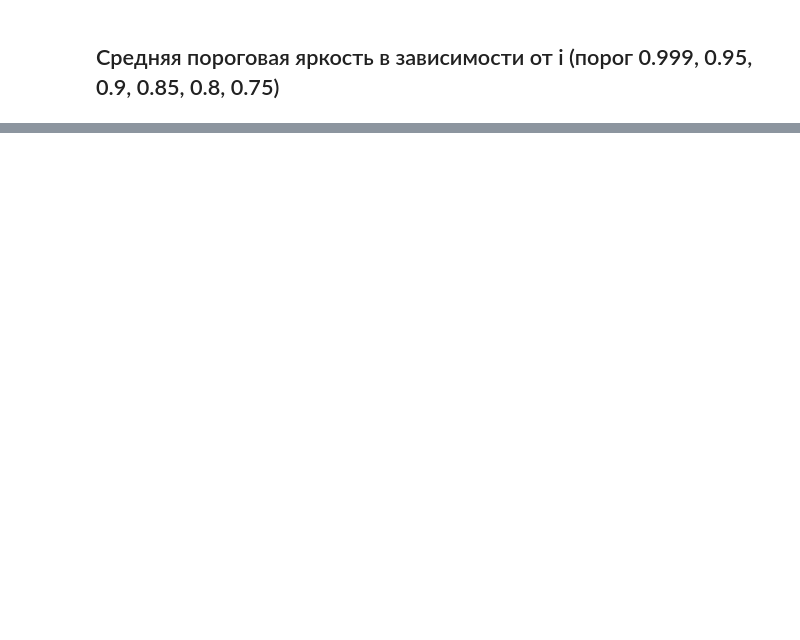
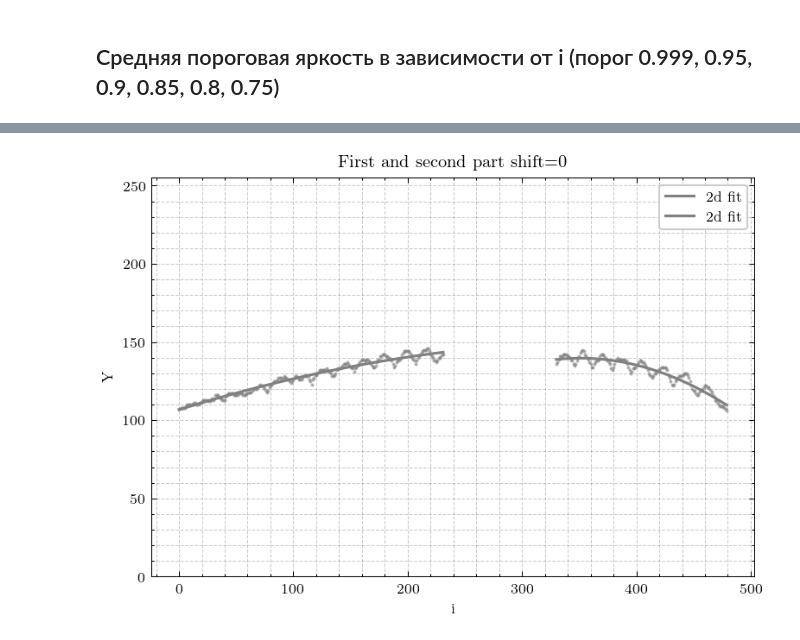
Before and after one commit to gleblug/vacuum-experiments, a Jupyter notebook: 11+7/step_by_step.ipynb, the cells around one changed output, grey strips where cells are left out. Saved outputs shown, nothing was run; the diff lists cells and outputs as text; code cells hidden in the pictures; blank space fills up the shorter version.

Commit message:
Add new results

```diff
--- a/11+7/step_by_step.ipynb
+++ b/11+7/step_by_step.ipynb
@@ -171,0 +188,95 @@ for color, color_data in data.items():
+# %%
+def surface2d(coefficients, x_grid, y_grid):
+    return coefficients[0] + \
+    coefficients[1] * x_grid + \
+    coefficients[2] * y_grid + \
+    coefficients[3] * x_grid**2 + \
+    coefficients[4] * x_grid * y_grid + \
+    coefficients[5] * y_grid**2
+
+coeffs = np.array([ 7.79798226e+01,  7.55005490e-02,  1.85880640e-01, -2.45700693e-04,
+        3.39881677e-06, -4.18551005e-04])
+
+for color, color_data in data.items():
+    order = 2
+    shift = 0
+
+    # ================= RAW DATA =================
+    i_arr = color_data['i_arr']
+    # idx = ((i_arr <= 231) | (i_arr >= 240)) & ((i_arr <= 315) | (i_arr >= 330))
+    idx_first = (i_arr <= 231)
+    idx_second = (i_arr >= 330)
+    i_first = i_arr[idx_first]
+    i_second = i_arr[idx_second]
+    Y_first = color_data[f'Y_shift_{shift}'][idx_first]
+    Y_second = color_data[f'Y_shift_{shift}'][idx_second]
+    i_and_Y = [(i_first, Y_first), (i_second, Y_second)]
+
+    # ================= FIRST AND SECOND PART =================
+    plt.ylim(0, 255)
+
+    for i, Y in i_and_Y:
+        plt.scatter(i, Y, s=1, color=color, alpha=.5)
+
+        popt, pcov = np.polyfit(i, Y, order, cov=True)
+        p = np.poly1d(popt)
+        plt.plot(i, p(i), color=color, lw=1.5, label=f'{order}d fit')
+
+    plt.legend()
+    plt.xlabel('i')
+    plt.ylabel('Y')
+    plt.title(f'First and second part {shift=}')
+    plt.show()
+
+    # ================= PARTS - POLY - MEAN =================
+    for i, Y in i_and_Y:
+        popt, pcov = np.polyfit(i, Y, order, cov=True)
+        p = np.poly1d(popt)
+        Y_mod = Y - p(i)
+        Y_mod -= Y_mod.mean()
+        plt.plot(i, Y_mod, color=color, lw=1.5, label=f'Y - {order}d fit - mean')
+
+    plt.legend()
+    plt.xlabel('i')
+    plt.ylabel('Y')
+    plt.title(f'First and second part - fit - mean')
+    plt.show()
+
+    # ================= FFT =================
+    for number, (i, Y) in enumerate(i_and_Y):
+        popt, pcov = np.polyfit(i, Y, order, cov=True)
+        p = np.poly1d(popt)
+        Y_mod = Y - p(i)
+        Y_mod -= Y_mod.mean()
+
+        N = len(Y_mod)
+        fft_result = np.fft.fft(Y_mod)
+        freq = np.fft.fftfreq(N, 1)
+
+        positive_freq_idx = np.where(freq >= 0)
+        freq_positive = freq[positive_freq_idx]
+        amplitude = 2 * np.abs(fft_result[positive_freq_idx]) / N  # Нормализация
+        # phase = np.angle(fft_result[positive_freq_idx])
+
+        print(f'max freq: {freq_positive[amplitude.argmax()]}')
+        plt.plot(freq_positive, amplitude)
+
+        plt.xlabel('frequency')
+        plt.ylabel('amplitude')
+        plt.title(f'Fourier spectrum for {number+1} part')
+        plt.show()
+
+    # ================= FILTER =================
+
+    # filter max freq
+    # max_freq = freq_positive[amplitude.argmax()]
+    # max_ampl = amplitude.max()
+    # sin = np.sin(2 * np.pi * max_freq * i_arr) * max_ampl
+    # # plt.plot(i_arr, Y_first)
+    # # plt.plot(i_arr, sin)
+    # plt.plot(i_arr, Y - sin)
+    # plt.scatter(i_arr, Y, s=.3)
+    # plt.ylim(0, 255)
+    # plt.show()
+# %% [output]
+[figure, added]
```
Also changed, not shown: parts of 9 cells of this notebook, 27 other files.
